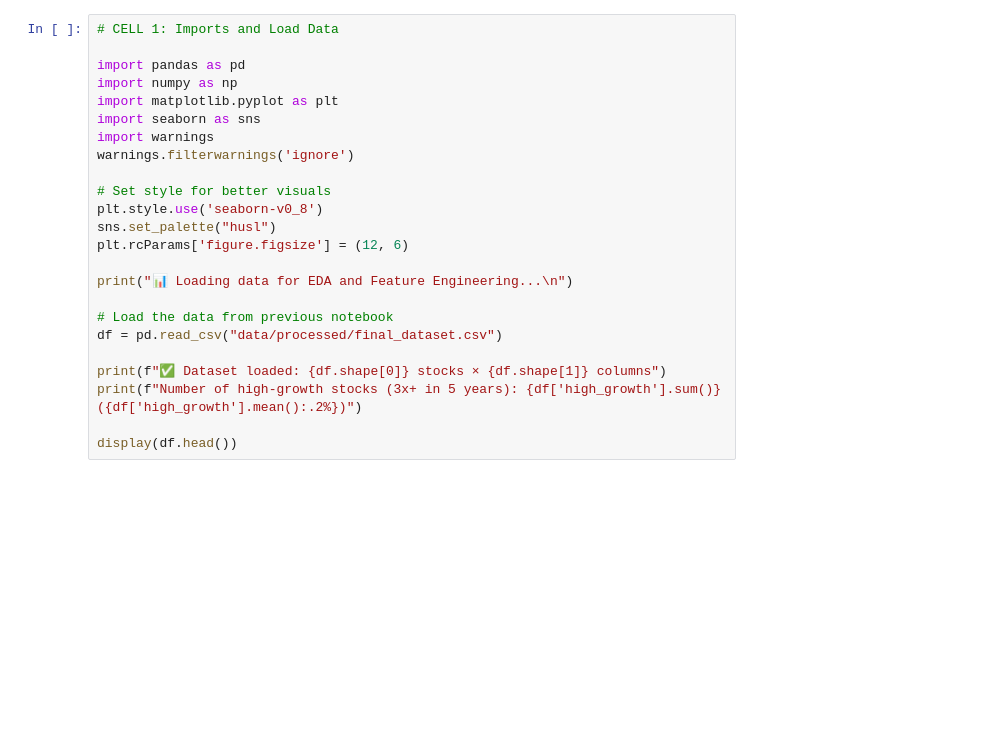
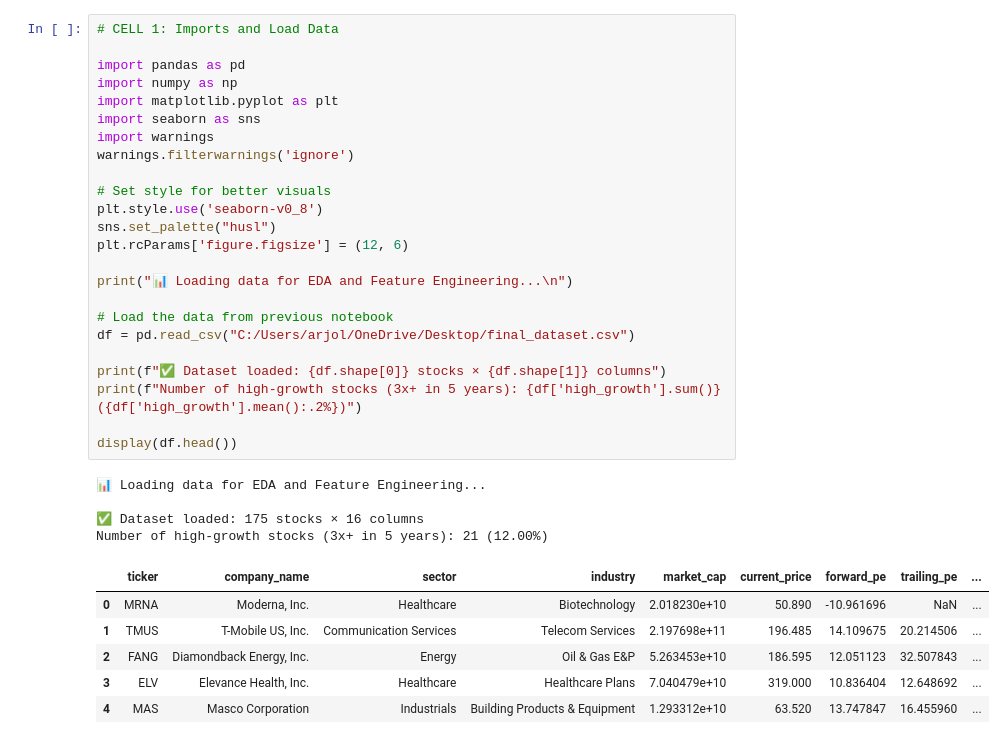
Before and after one commit to Arjola113/AI-Powered-High-Growth-Stock-Selector-Advisor, a Jupyter notebook: 03_Feature Engineering.ipynb, the cells around one changed output. Saved outputs shown, nothing was run; the diff lists cells and outputs as text; blank space fills up the shorter version.

```diff
--- a/03_Feature Engineering.ipynb
+++ b/03_Feature Engineering.ipynb
@@ -1,27 +1,38 @@
 # %%
 # CELL 1: Imports and Load Data
 
 import pandas as pd
 import numpy as np
 import matplotlib.pyplot as plt
 import seaborn as sns
 import warnings
 warnings.filterwarnings('ignore')
 
 # Set style for better visuals
 plt.style.use('seaborn-v0_8')
 sns.set_palette("husl")
 plt.rcParams['figure.figsize'] = (12, 6)
 
 print("📊 Loading data for EDA and Feature Engineering...\n")
 
 # Load the data from previous notebook
-df = pd.read_csv("data/processed/final_dataset.csv")
+df = pd.read_csv("C:/Users/arjol/OneDrive/Desktop/final_dataset.csv")
 
 print(f"✅ Dataset loaded: {df.shape[0]} stocks × {df.shape[1]} columns")
 print(f"Number of high-growth stocks (3x+ in 5 years): {df['high_growth'].sum()} ({df['high_growth'].mean():.2%})")
 
 display(df.head())
+# %% [output]
+📊 Loading data for EDA and Feature Engineering...
+
+✅ Dataset loaded: 175 stocks × 16 columns
+Number of high-growth stocks (3x+ in 5 years): 21 (12.00%)
+|  | ticker | company_name | sector | industry | market_cap | current_price | forward_pe | trailing_pe | ... |
+| 0 | MRNA | Moderna, Inc. | Healthcare | Biotechnology | 2.018230e+10 | 50.890 | -10.961696 | NaN | ... |
+| 1 | TMUS | T-Mobile US, Inc. | Communication Services | Telecom Services | 2.197698e+11 | 196.485 | 14.109675 | 20.214506 | ... |
+| 2 | FANG | Diamondback Energy, Inc. | Energy | Oil & Gas E&P | 5.263453e+10 | 186.595 | 12.051123 | 32.507843 | ... |
+| 3 | ELV | Elevance Health, Inc. | Healthcare | Healthcare Plans | 7.040479e+10 | 319.000 | 10.836404 | 12.648692 | ... |
+| 4 | MAS | Masco Corporation | Industrials | Building Products & Equipment | 1.293312e+10 | 63.520 | 13.747847 | 16.455960 | ... |
 # %%
 # CELL 2: Summary of High-Growth Stocks
 
```
Also changed, not shown: parts of 5 cells of this notebook, 1 other file.
